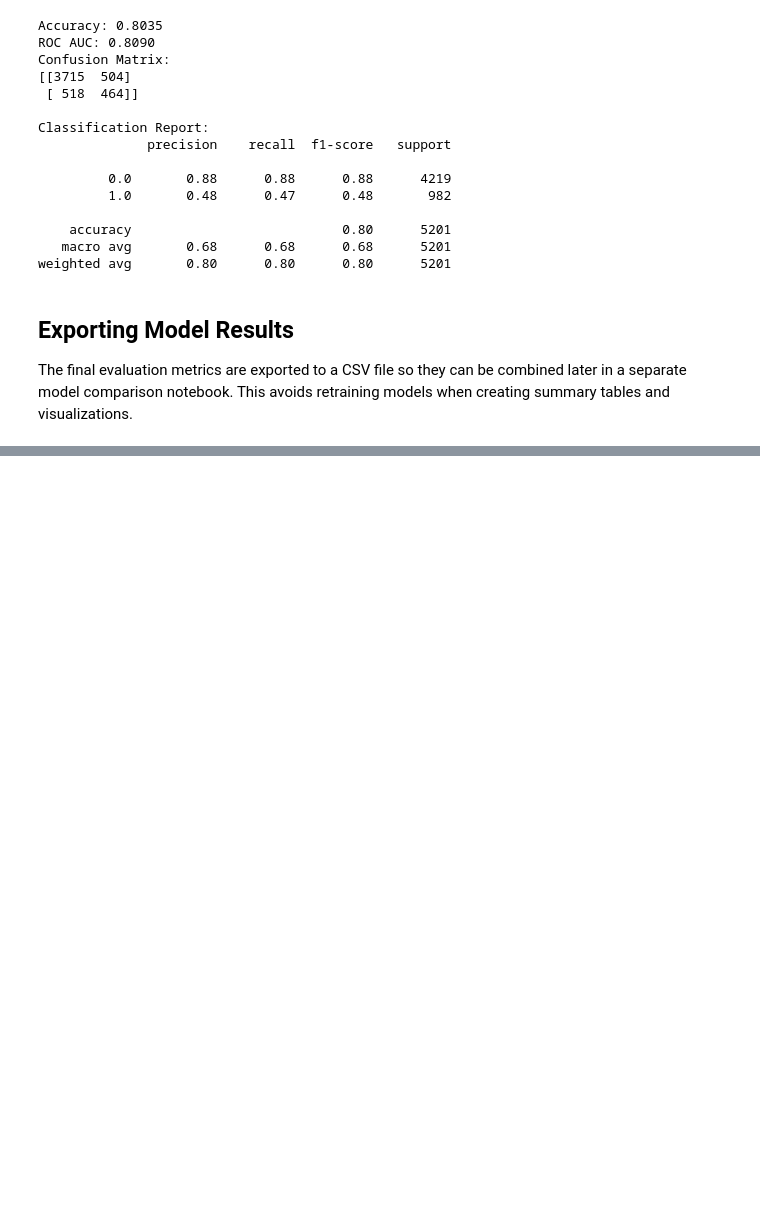
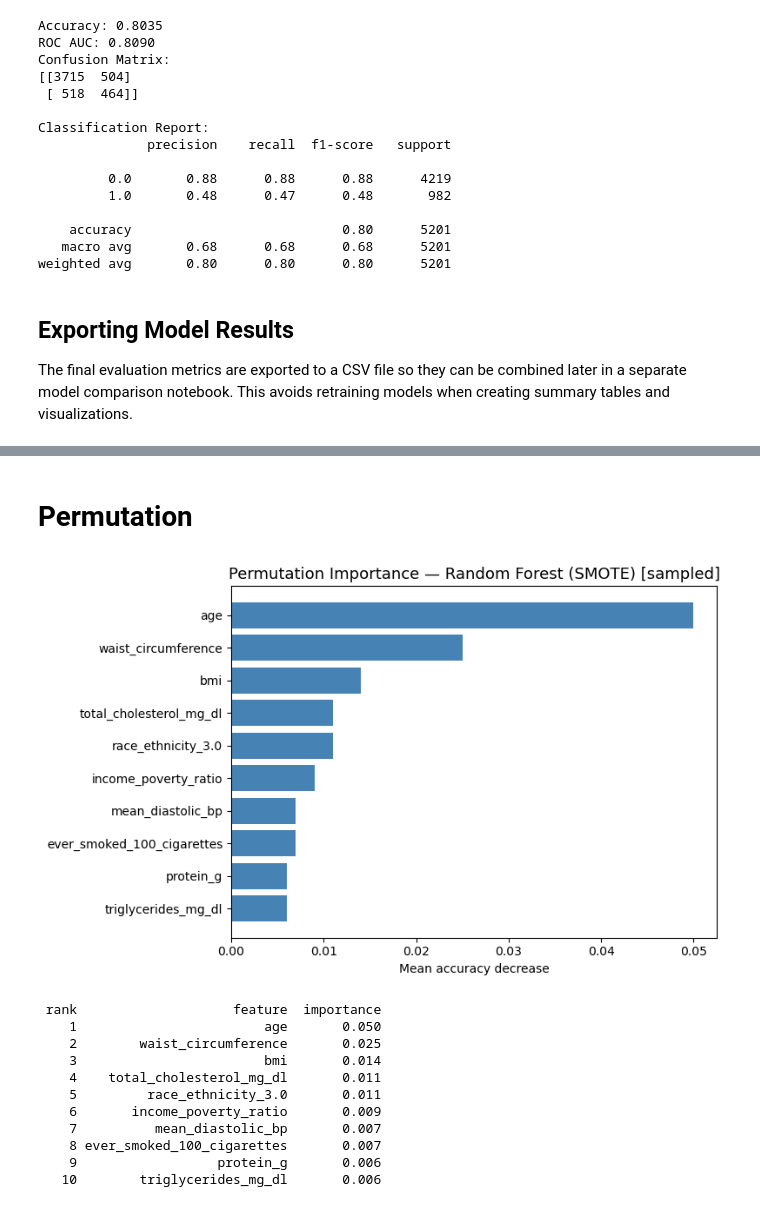
Before and after one commit to KaylanDG/Feature_Importance_DT2_Prediction, a Jupyter notebook: RandomForest/random_forest_A.ipynb, the cells around one changed output, grey strips where cells are left out. Saved outputs shown, nothing was run; the diff lists cells and outputs as text; code cells hidden in the pictures; blank space fills up the shorter version.

```diff
--- a/RandomForest/random_forest_A.ipynb
+++ b/RandomForest/random_forest_A.ipynb
@@ -147,0 +179,43 @@ metrics_df.to_csv("../RESULTS/PERFORMANCE/random_forest_oversampling_metrics.csv
+# %% [markdown]
+# Permutation
+# %%
+from sklearn.inspection import permutation_importance
+
+rf_model = pipeline_rf_a.named_steps["model"]
+
+# n_repeats=5 keeps it fast for testing, raise to 10+ for final results
+X_sample = X_test_final.sample(n=200, random_state=42)
+y_sample = y_test.loc[X_sample.index]
+
+result = permutation_importance(rf_model, X_sample, y_sample, n_repeats=5, random_state=42)
+
+perm_df = (
+    pd.DataFrame({"feature": X_test_final.columns, "importance": result.importances_mean})
+    .sort_values("importance", ascending=False)
+    .head(10)
+    .reset_index(drop=True)
+)
+perm_df["rank"] = perm_df.index + 1
+
+fig, ax = plt.subplots(figsize=(8, 5))
+ax.barh(perm_df["feature"], perm_df["importance"], color="steelblue")
+ax.invert_yaxis()
+ax.set_title("Permutation Importance — Random Forest (SMOTE) [sampled]", fontsize=13)
+ax.set_xlabel("Mean accuracy decrease")
+plt.tight_layout()
+plt.show()
+
+print(perm_df[["rank", "feature", "importance"]].to_string(index=False))
+# %% [output]
+[figure, added]
+ rank                    feature  importance
+    1                        age       0.050
+    2        waist_circumference       0.025
+    3                        bmi       0.014
+    4    total_cholesterol_mg_dl       0.011
+    5         race_ethnicity_3.0       0.011
+    6       income_poverty_ratio       0.009
+    7          mean_diastolic_bp       0.007
+    8 ever_smoked_100_cigarettes       0.007
+    9                  protein_g       0.006
+   10        triglycerides_mg_dl       0.006
```
Also changed, not shown: parts of 10 cells of this notebook, 6 other files.
